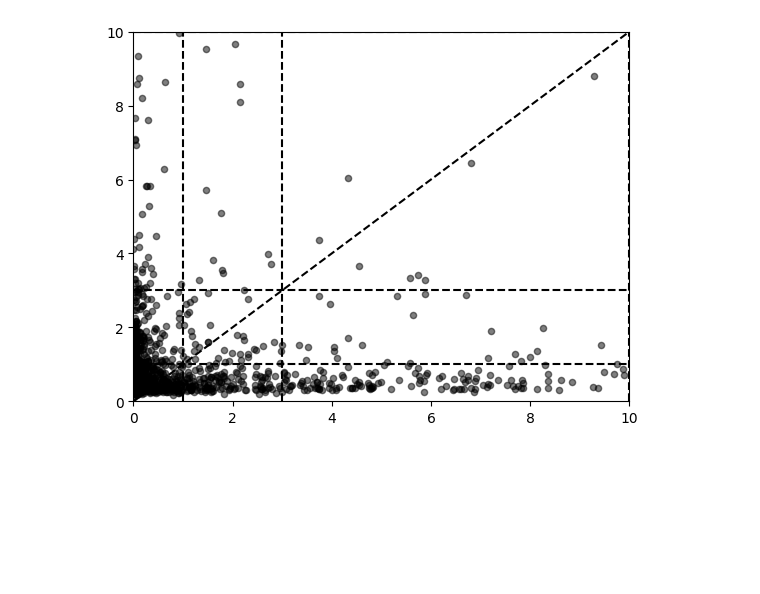
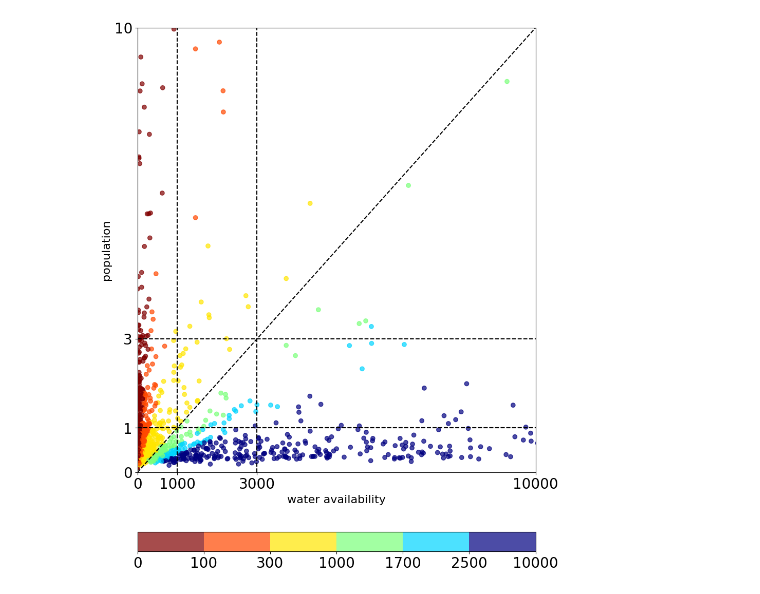
Before and after one commit to HalKiyo/h08_urban, a Jupyter notebook: wsi/pst/potential_shortage.ipynb, the cells around one changed output. Cells and saved outputs as stored; diff of their text form; code cells hidden in the pictures; blank space fills up the shorter version.

```diff
--- a/wsi/pst/potential_shortage.ipynb
+++ b/wsi/pst/potential_shortage.ipynb
@@ -128,43 +130,47 @@ df_sorted.head(35)
 | 27 | 28 | Kinshasa | ○ | 9.4 | 7.2 | 2900.000 | 400000.0 | 2900.00 | middle africa | ... |
 | 42 | 43 | Hong Kong | ● | 7.0 | 7.1 | 0.037 | 5.2 | -7.10 | eastern asia | ... |
 # %%
+plt.rcParams.update({'font.size': 20})
+fig, ax = plt.subplots(figsize=(10,15))
+
+#colors = ['#f1f1f1' if ava > 1 or pop <= 0.3 else 'black' for ava, pop in zip(df['water availability'], df['population'])]
+ava = df['water availability']*1e3
+pop = df['population']
+ratio = ava/pop
+bounds = [0, 100, 300, 1000, 1700, 2500, 10000]
+cmap = plt.get_cmap('jet_r', len(bounds))  # 10個の離散値
+norm = mcolors.BoundaryNorm(bounds, cmap.N)
+
 # 散布図を作成
-fig, ax = plt.subplots()
-scatter = ax.scatter(df['water availability'], df['population'], c='black', s=20, alpha=0.5, edgecolors="k")
-
-limit = 10
+scatter = ax.scatter(ava, pop, c=ratio, cmap=cmap, norm=norm, alpha=0.7)
 
 # x軸に垂直な線分で区切る
-ax.axvline(x=1, color='black', linestyle='--')
-ax.axvline(x=3, color='black', linestyle='--')
-ax.axvline(x=10, color='black', linestyle='--')
+ax.axvline(x=1000, color='black', linestyle='--')
+ax.axvline(x=3000, color='black', linestyle='--')
 
 # y軸に垂直な線分で区切る
+ax.axhline(y=pop_threshold, color='black', linestyle='--')
 ax.axhline(y=1, color='black', linestyle='--')
 ax.axhline(y=3, color='black', linestyle='--')
-ax.axhline(y=10, color='black', linestyle='--')
 
 # linear
-ax.plot(np.arange(0, limit+10), np.arange(0, limit+10), color='black', linestyle='--')
+ax.plot(np.arange(0, 50*1e3, 1000), np.arange(0, 50), color='black', linestyle='--')
 
-# 低、中、高、重度の領域を色分け
-#ax.axvspan(0, 1, facecolor='lightgrey', alpha=0.5)
-#ax.axvspan(1, 3, facecolor='lightblue', alpha=0.5)
-#ax.axvspan(3, 5, facecolor='lightcoral', alpha=0.5)
-
-#ax.axhspan(3, 10, xmin=0.6, xmax=1.0, facecolor='lightyellow', alpha=0.5)
-
-# ラベルを追加
-#ax.text(1.5, -0.5, 'Low', ha='center', va='center')
-#ax.text(4.5, -0.5, 'Mod.', ha='center', va='center')
-#ax.text(8, -0.5, 'Severe', ha='center', va='center')
-#ax.text(10.5, 7.5, 'Mod. &\nhigh', ha='center', va='center', rotation=-90)
-#ax.text(10.5, 1.5, 'Low', ha='center', va='center', rotation=-90)
+alpha = 0.25
+#ax.axvspan(0, 1, 0, 0.1, facecolor='darkorange', alpha=alpha)
+#ax.axvspan(0, 1, ymin=0.1, ymax=1, facecolor='#a52a2a', alpha=alpha)
+#ax.axvspan(1, 2, ymin=0,   ymax=0.5, facecolor='lightblue', alpha=alpha)
+#ax.axvspan(1, 2, ymin=0.5, ymax=1, facecolor='yellow', alpha=alpha)
 
 # 軸範囲を設定
-ax.set_xlim(0, limit)
-ax.set_ylim(0, limit)
+plt.xlabel('water availability', fontsize=16)
+plt.ylabel('population', fontsize=16)
+ax.set_xlim(0, 10)
+ax.set_ylim(0, 10)
+plt.xticks([0, 1000, 3000, 10000])
+plt.yticks([0, 1, 3, 10])
 
+plt.colorbar(scatter, ax=ax, orientation='horizontal', pad=0.1)
 plt.show()
 # %% [output]
-[figure, old version]
+[figure, new version]
```
Also changed, not shown: parts of 7 cells of this notebook.
